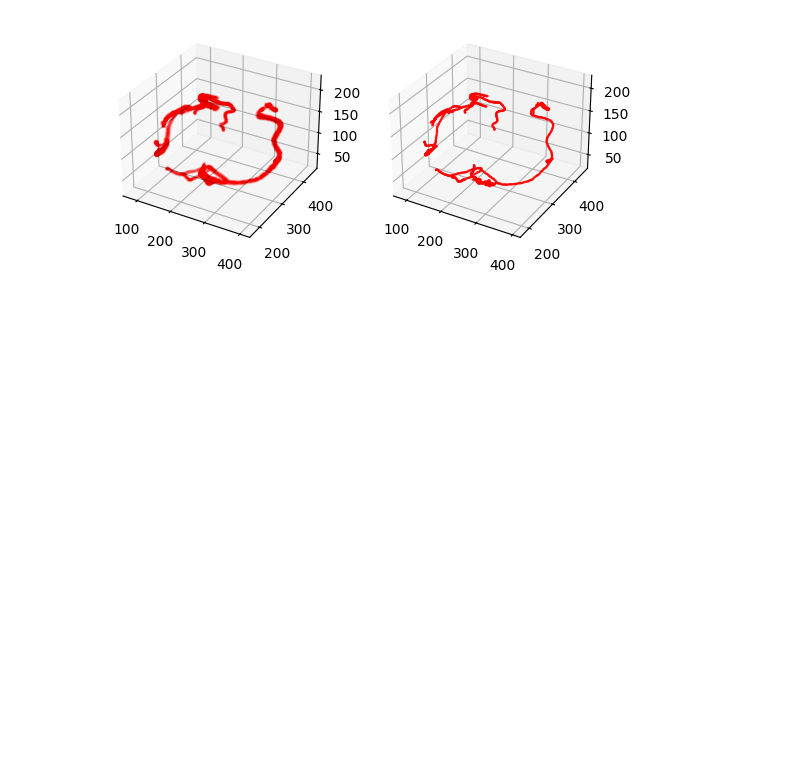
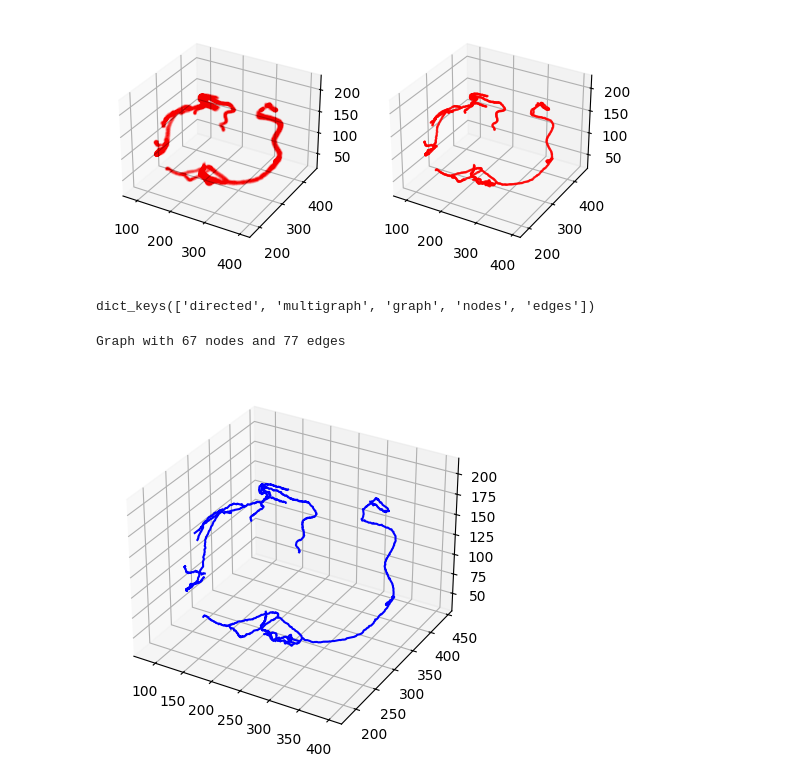
Before and after one commit to philippweinmann/mip_local_unet, a Jupyter notebook: label_graph_viz.ipynb, the cells around one changed output. Cells and saved outputs as stored; diff of their text form; code cells hidden in the pictures; blank space fills up the shorter version.

```diff
--- a/label_graph_viz.ipynb
+++ b/label_graph_viz.ipynb
@@ -199,3 +199,26 @@ ax2.scatter(x, y, z, c='red', marker='o', s=0.5, alpha=0.5)
 plt.show()
 # %% [output]
 [figure]
+# %%
+# let's create a graph from the skeleton
+print(data.keys())
+# %% [output]
+dict_keys(['directed', 'multigraph', 'graph', 'nodes', 'edges'])
+# %%
+import sknw
+
+graph = sknw.build_sknw(skeleton, multi=False)
+print(graph)
+
+# let's plot the graph
+fig = plt.figure()
+ax = fig.add_subplot(111, projection='3d')
+
+for (s, e) in graph.edges():
+    ps = graph[s][e]['pts']
+    ax.plot(ps[:, 0], ps[:, 1], ps[:, 2], c='b')
+
+plt.show()
+# %% [output]
+Graph with 67 nodes and 77 edges
+[figure, added]
```
Also changed, not shown: parts of 5 cells of this notebook.
